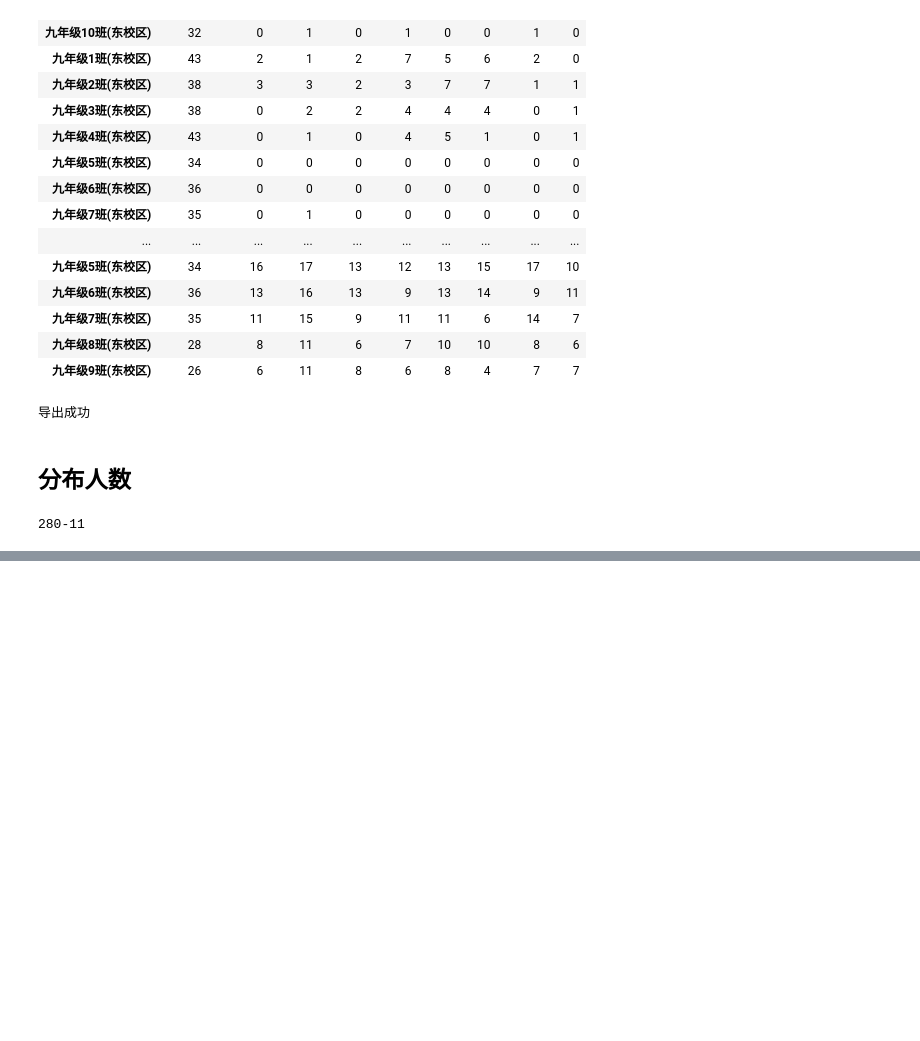
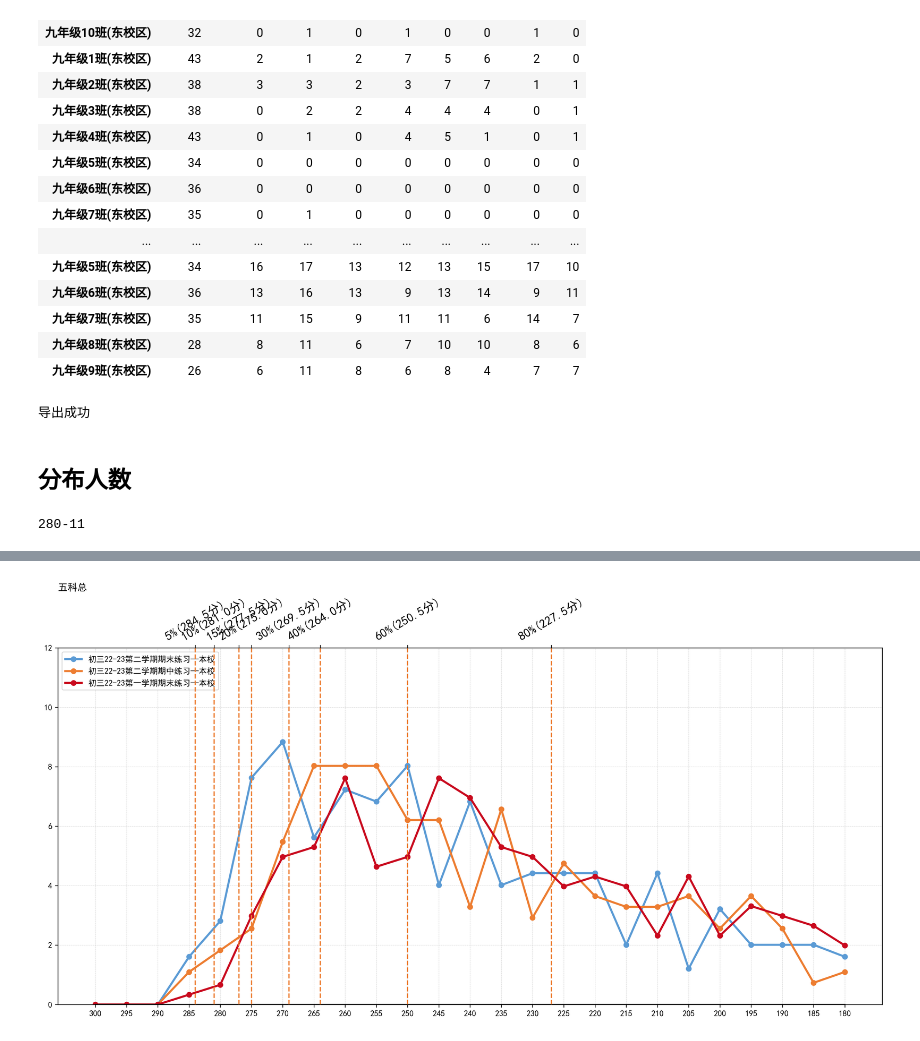
Before and after one commit to caozhiqiang8/jupyter, a Jupyter notebook: lgfz_data.ipynb, the cells around one changed output, grey strips where cells are left out. Cells and saved outputs as stored; diff of their text form; code cells hidden in the pictures; blank space fills up the shorter version.

```diff
--- a/lgfz_data.ipynb
+++ b/lgfz_data.ipynb
@@ -1318,0 +1411,17 @@ for i in range(280,505,5):
+# %%
+# 图表 xy轴 列表数据
+x1 = res_df['5分段'].to_list()
+
+# x_list = []
+# for i in range(len(columns)):
+
+#     x_list.append(res_df['{}占比'.format(columns[0])].to_list())
+
+y1 =  res_df['{}占比'.format(columns[0])].to_list()
+y3 =  res_df['{}占比'.format(columns[1])].to_list()
+y4 =  res_df['{}占比'.format(columns[2])].to_list()
+
+# 分数截断
+score = '175'
+NUM = x1.index(score)
+NUM
@@ -1318,0 +1430,69 @@ for i in range(280,505,5):
+# %%
+plt.rcParams['font.sans-serif']=['SimHei']
+plt.rcParams['axes.unicode_minus']=False
+
+fig, ax1 = plt.subplots(nrows=1, ncols=1,sharey="row",figsize=(18, 8), dpi=300)   # 画布大小
+# 让2个子图的y轴一样，同时创建副坐标轴。
+ax2 = ax1.twiny()
+
+# X轴
+x1 = x1[:NUM]
+
+color_list =  ['#5B9BD5','#ED7D31','#C9091E']
+
+
+# Y1
+ax1.plot(x1, y1[:NUM], color='#5B9BD5',label="x1",linestyle="-",marker="o",linewidth = 2.5)  # 样式
+
+# Y2
+ax1.plot(x1, y3[:NUM], color='#ED7D31',label="x1",linestyle="-",marker="o",linewidth = 2.5)   # 样式
+
+# Y3
+ax1.plot(x1, y4[:NUM], color='#C9091E',label="x1",linestyle="-",marker="o",linewidth = 2.5)   # 样式
+
+
+# 点描述 和 样式
+# for x, y in zip(x1[:-1], y1[:-1]):
+#     plt.text(int(x),y,"%.2f" %(y) + '%',verticalalignment='top', horizontalalignment='center',fontsize=12)
+# for x, y in zip(x1[:-1], y3[:-1]):
+#     plt.text(int(x),y,"%.2f" %(y) + '%',verticalalignment='top', horizontalalignment='center',fontsize=12)
+
+
+# 竖线
+x2 = [ i  for i in range(max_score,-5,-1)][:NUM*5-4]
+y2 = [ 0 for i in range(max_score,-5,-1)][:NUM*5-4]
+ax2.plot(x2, y2, color='#000')
+
+# 竖线样式
+for i in workLineX[:-1]:
+    ax2.axvline(i,color='#ED7D31',ls="--",linewidth =1.5)
+
+#  合并
+plt.gca().invert_xaxis()
+
+# 图例
+ax1.legend(loc='upper left',labels=columns)   # 设置图例在右上角
+ax1.grid( ls = '-.', lw = 0.25)  # 生成网格
+
+# 添加标题
+plt.title("五科总",loc="left")
+
+
+# 隐藏上X坐标轴
+# ax2.get_xaxis().set_visible(False)
+# ax2.axis("off")
+
+
+# 竖线参数 rotation旋转角度
+plt.xticks(ticks = workLineX[:-1],labels=workLineName[:-1] ,rotation=30, fontsize=15)
+
+# Y轴最大最小值
+plt.ylim(ymin=0,ymax = 12)
+
+
+# 保存图片
+# plt.savefig(r'F:\8、考试数据分析\理工附中数据\22~23学年\初三 - 第二学期 - 一模\整理数据\手工\五科总.jpg', dpi=300, bbox_inches='tight')
+
+plt.show()
+# %% [output]
+[figure, added]
```
Also changed, not shown: parts of 7 cells of this notebook, 10 other files.
